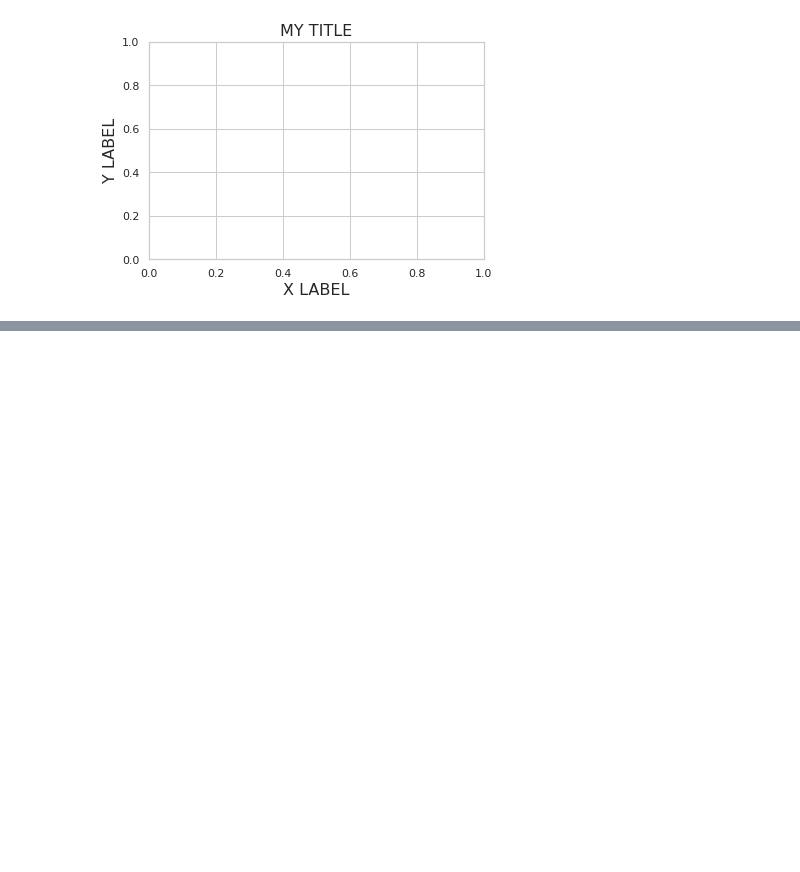
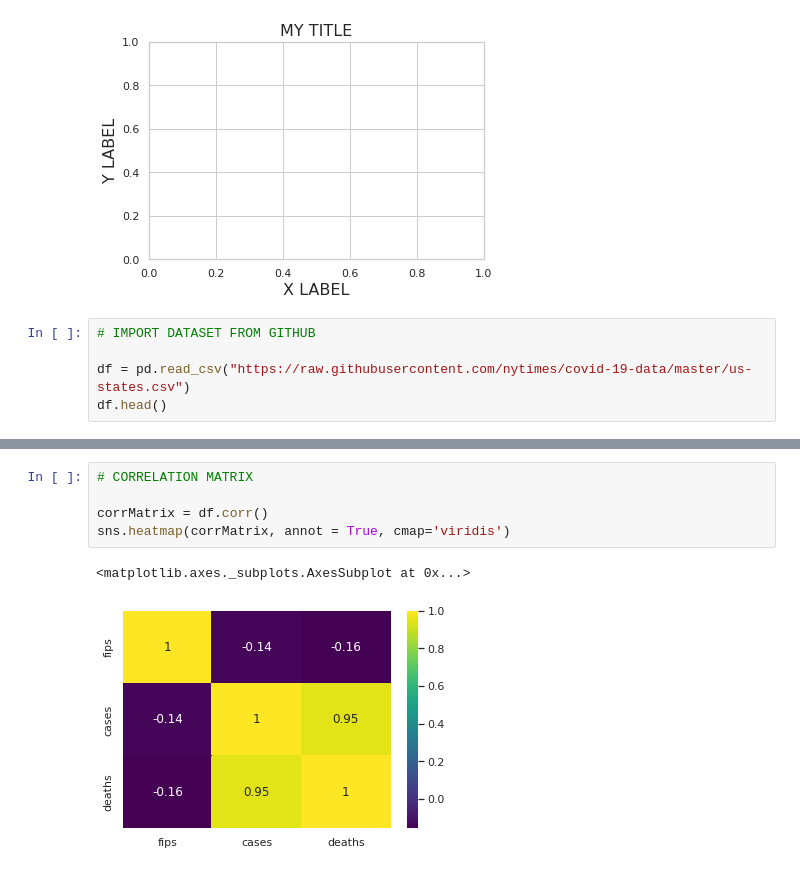
Before and after one commit to robptrck/data-science-project-template, a Jupyter notebook: data_science_project_template.ipynb, the cells around one changed output, grey strips where cells are left out. Drawn from its saved outputs; the diff is of its cells as text; blank space fills up the shorter version.

```diff
--- a/data_science_project_template.ipynb
+++ b/data_science_project_template.ipynb
@@ -24,3 +24,8 @@ plt.title("MY TITLE", fontsize=16)
 # %% [output]
 Text(0.5, 1.0, 'MY TITLE')
 [figure]
+# %%
+# IMPORT DATASET FROM GITHUB
+
+df = pd.read_csv("https://raw.githubusercontent.com/nytimes/covid-19-data/master/us-states.csv")
+df.head()
@@ -26,0 +93,8 @@ Text(0.5, 1.0, 'MY TITLE')
+# %%
+# CORRELATION MATRIX
+
+corrMatrix = df.corr()
+sns.heatmap(corrMatrix, annot = True, cmap='viridis')
+# %% [output]
+<matplotlib.axes._subplots.AxesSubplot at 0x...>
+[figure, added]
```
Also changed, not shown: parts of 6 cells of this notebook.
